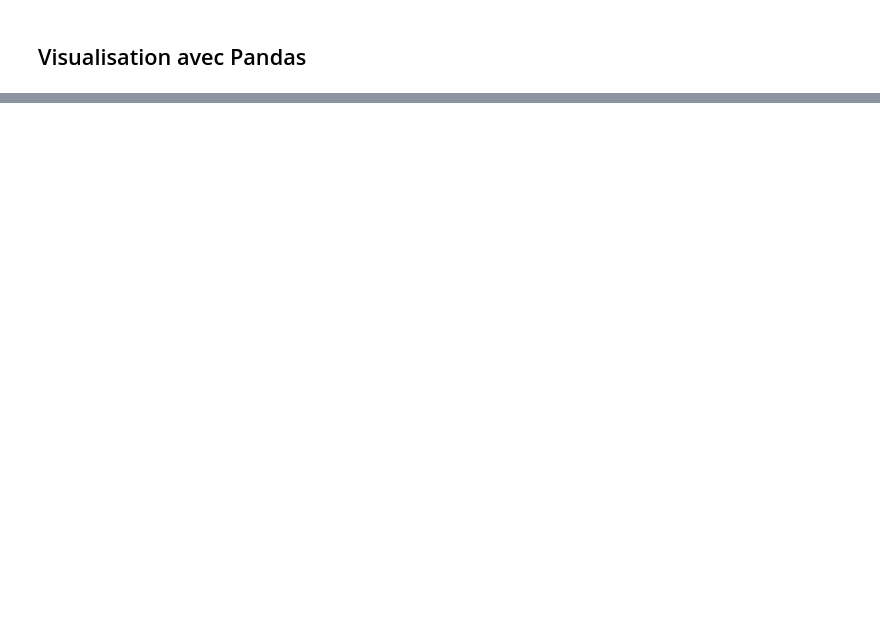
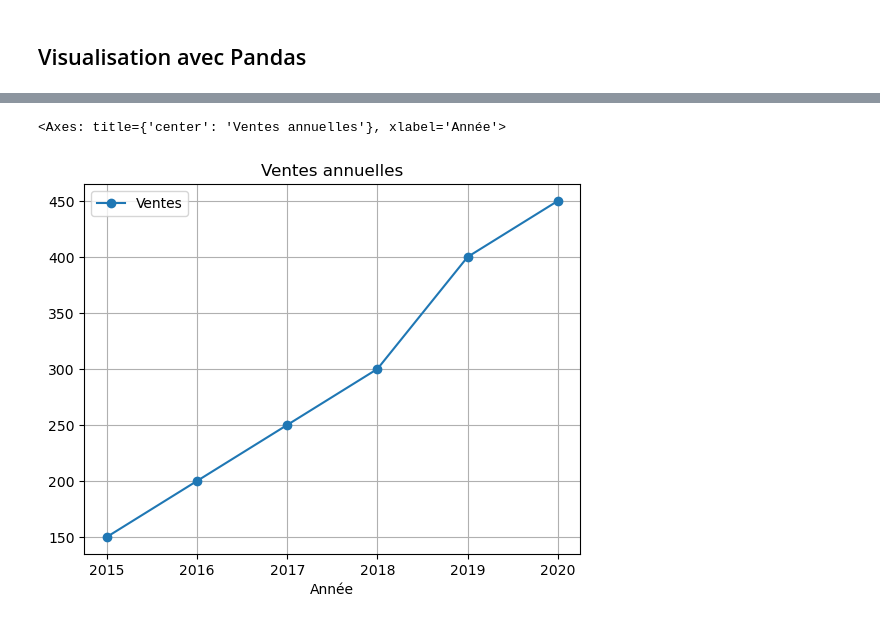
Before and after one commit to ZorroLeVrai/Python.Bureautique, a Jupyter notebook: Notebooks/Visualisation_avec_Pandas.ipynb, the cells around one changed output, grey strips where cells are left out. Drawn from its saved outputs; the diff is of its cells as text; code cells hidden in the pictures; blank space fills up the shorter version.

```diff
--- a/Notebooks/Visualisation_avec_Pandas.ipynb
+++ b/Notebooks/Visualisation_avec_Pandas.ipynb
@@ -20,3 +28,9 @@ df
+# %%
+#Affichage d'un graphe à partir des données du DataFrame
+df.plot(x='Année', y='Ventes', kind='line', marker='o', title='Ventes annuelles', grid=True)
+# %% [output]
+<Axes: title={'center': 'Ventes annuelles'}, xlabel='Année'>
+[figure, added]
 # %%
 # Exemple 1: Graphique en ligne (line plot)
 plot1 = df.plot(x='Année', y='Ventes', kind='line', marker='o', title='Ventes annuelles', grid=True)
```
Also changed, not shown: parts of 6 cells of this notebook, 1 other file.
